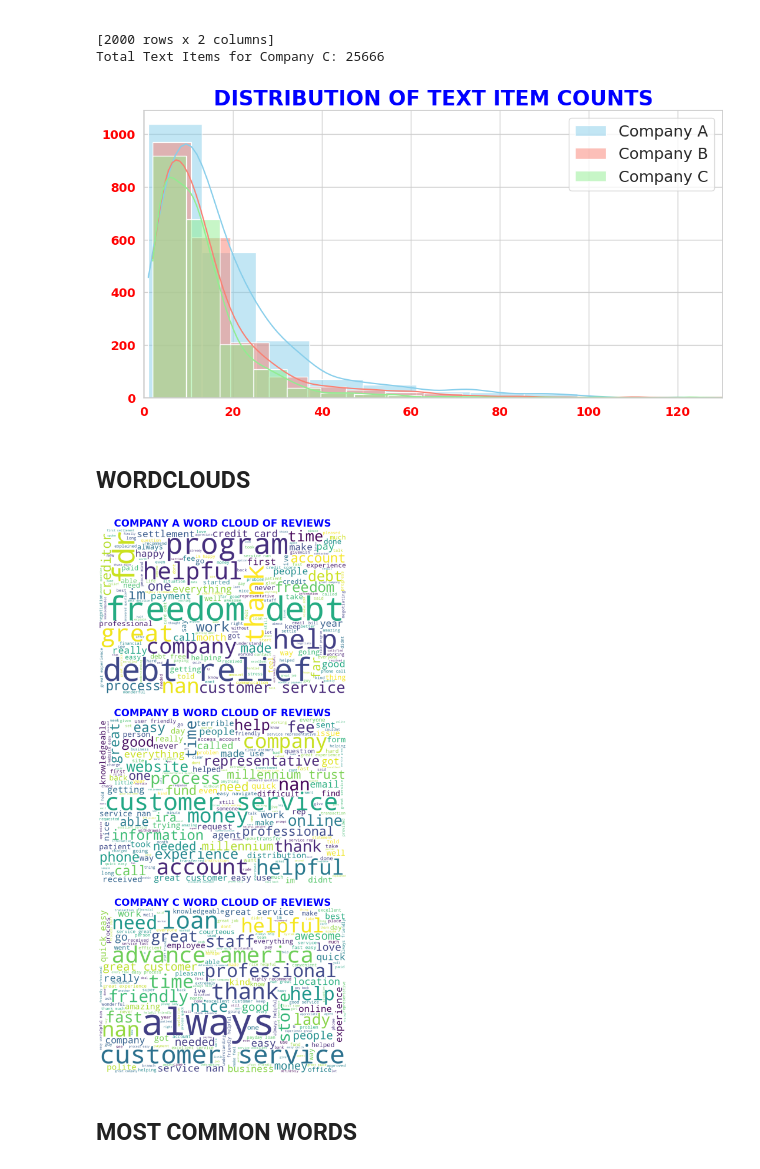
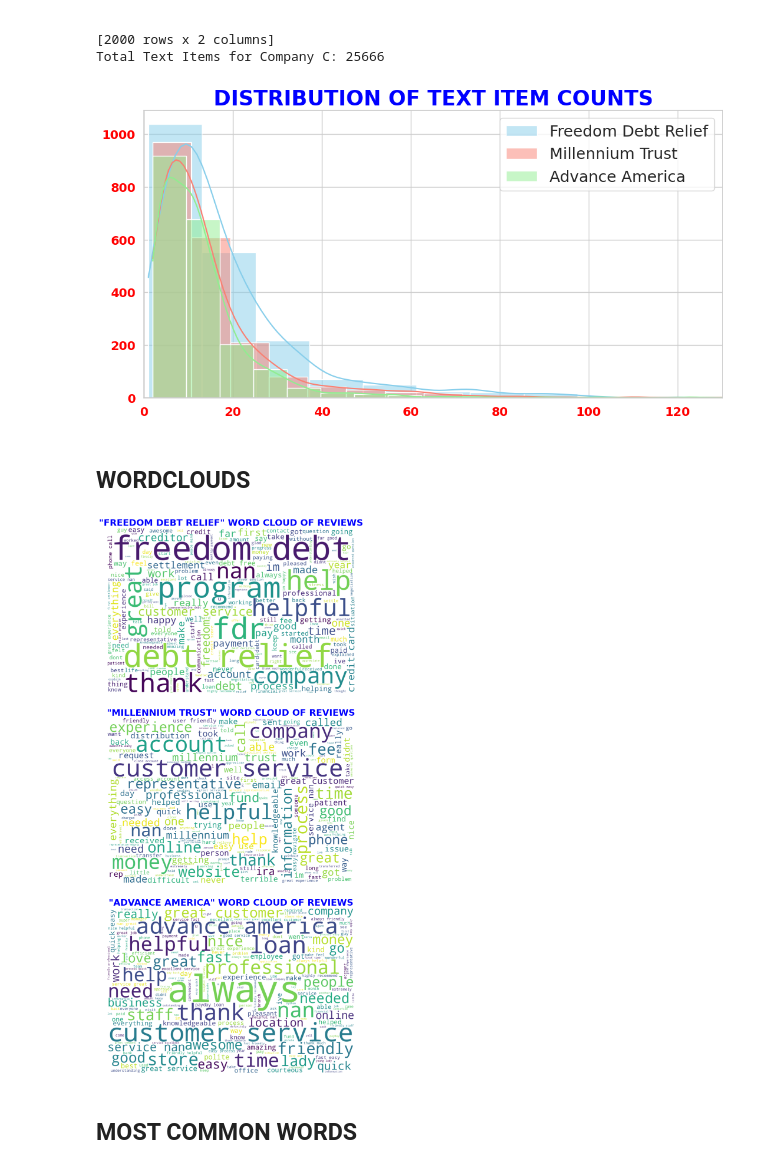
Before and after one commit to arifaygun/CustomerEye, a Jupyter notebook: Company_Reviews(Master2).ipynb, the cells around one changed output. Cells and saved outputs as stored; diff of their text form; code cells hidden in the pictures.

```diff
--- a/Company_Reviews(Master2).ipynb
+++ b/Company_Reviews(Master2).ipynb
@@ -193,9 +191,9 @@ sns.set(style="whitegrid")
 
 # Plot the distribution of Text_Item_Count for each company
 plt.figure(figsize=(12, 6))
-sns.histplot(df1['Text_Item_Count'], bins=20, kde=True, color='skyblue', label='Company A')
-sns.histplot(df2['Text_Item_Count'], bins=20, kde=True, color='salmon', label='Company B')
-sns.histplot(df3['Text_Item_Count'], bins=20, kde=True, color='lightgreen', label='Company C')
+sns.histplot(df1['Text_Item_Count'], bins=20, kde=True, color='skyblue', label='Freedom Debt Relief')
+sns.histplot(df2['Text_Item_Count'], bins=20, kde=True, color='salmon', label='Millennium Trust')
+sns.histplot(df3['Text_Item_Count'], bins=20, kde=True, color='lightgreen', label='Advance America')
 
 # Set title
 plt.title('DISTRIBUTION OF TEXT ITEM COUNTS', fontsize=24, fontweight='bold', color='blue')
@@ -217,43 +215,43 @@ plt.legend(fontsize=18)
 # Show the plot
 plt.show()
 # %% [output]
-[figure, old version]
+[figure, new version]
 # %% [markdown]
 ## WORDCLOUDS
 # %%
 # Function to generate and display word cloud with a light color background
 def generate_and_display_wordcloud(data, title, vertical_gap, ax):
     # Generate the word cloud with a light color background
     wordcloud = WordCloud(width=1200, height=800, background_color='white').generate(' '.join(data.dropna()))
 
     # Sort the word cloud in descending order
     sorted_wordcloud = dict(sorted(wordcloud.words_.items(), key=lambda item: item[1], reverse=True))
 
     # Get the top 30 results
     top_30 = dict(list(sorted_wordcloud.items())[:50])
 
     # Set the subplot's title
-    ax.set_title(title, fontsize=24, fontweight='bold', color='blue')
+    ax.set_title(title, fontsize=22, fontweight='bold', color='blue')
 
     # Add top and bottom gaps between word clouds
     plt.subplots_adjust(hspace=vertical_gap)
 
     # Display the word cloud on the subplot
     ax.imshow(wordcloud, interpolation='bilinear')
     ax.axis('off')
 
 # Create subplots for the three DataFrames
 fig, axs = plt.subplots(3, 1, figsize=(12, 24))
 
 # Apply the function to your DataFrames with subplots
-generate_and_display_wordcloud(df1['Cleaned_Reviews'], 'COMPANY A WORD CLOUD OF REVIEWS', vertical_gap=0.15, ax=axs[0])
-generate_and_display_wordcloud(df2['Cleaned_Reviews'], 'COMPANY B WORD CLOUD OF REVIEWS', vertical_gap=0.15, ax=axs[1])
-generate_and_display_wordcloud(df3['Cleaned_Reviews'], 'COMPANY C WORD CLOUD OF REVIEWS', vertical_gap=0.15, ax=axs[2])
+generate_and_display_wordcloud(df1['Cleaned_Reviews'], '"FREEDOM DEBT RELIEF" WORD CLOUD OF REVIEWS', vertical_gap=0.15, ax=axs[0])
+generate_and_display_wordcloud(df2['Cleaned_Reviews'], '"MILLENNIUM TRUST" WORD CLOUD OF REVIEWS', vertical_gap=0.15, ax=axs[1])
+generate_and_display_wordcloud(df3['Cleaned_Reviews'], '"ADVANCE AMERICA" WORD CLOUD OF REVIEWS', vertical_gap=0.15, ax=axs[2])
 
 # Show the subplots
 plt.show()
 # %% [output]
-[figure, old version]
+[figure, new version]
 # %% [markdown]
 ## MOST COMMON WORDS
 # %%
```
Also changed, not shown: parts of 6 cells of this notebook.
